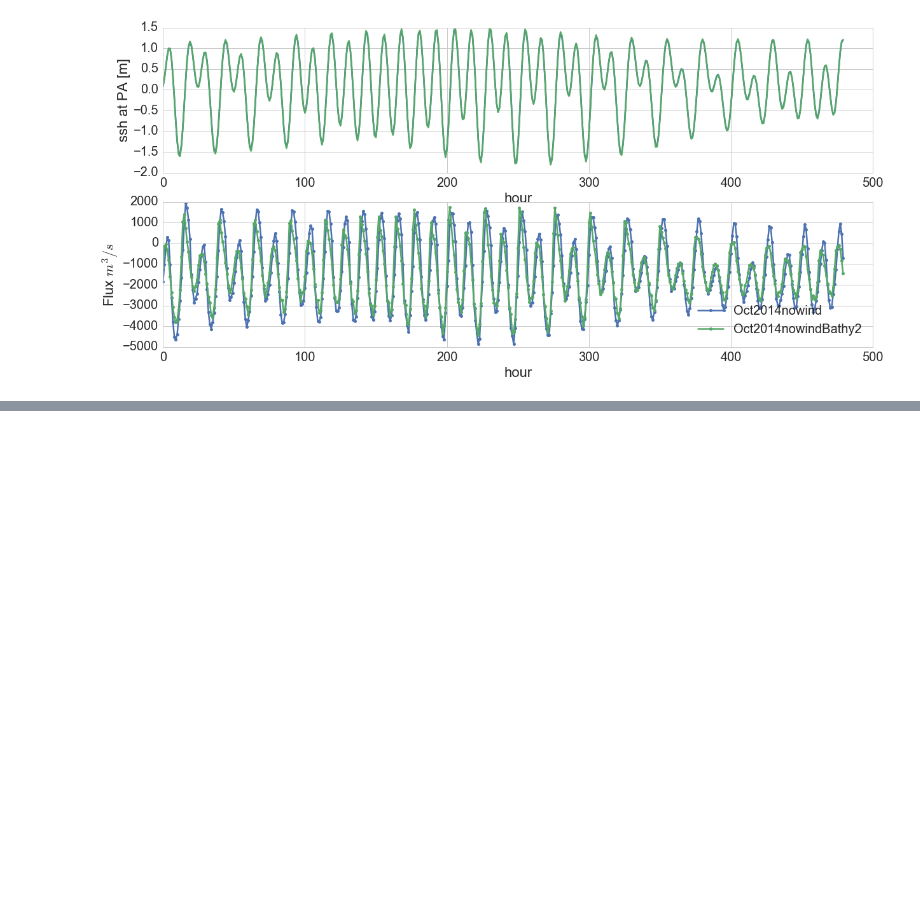
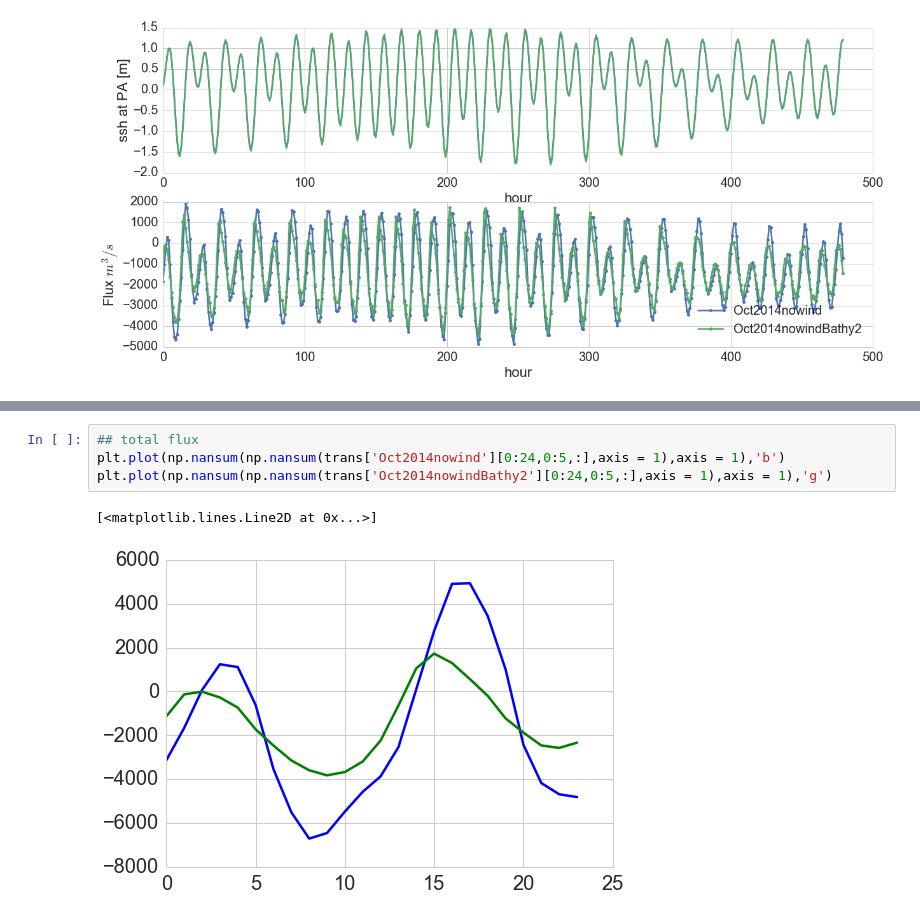
Before and after one commit to SalishSeaCast/analysis-jie, a Jupyter notebook: jie/surface_current/DiffBathy2&6.ipynb, the cells around one changed output, grey strips where cells are left out. Drawn from its saved outputs; the diff is of its cells as text; blank space fills up the shorter version.

```diff
--- a/jie/surface_current/DiffBathy2&6.ipynb
+++ b/jie/surface_current/DiffBathy2&6.ipynb
@@ -296,0 +335,7 @@ plot_series_transport(S,U,V,ssh,lon,lat,depU,depV,'4',0,479,30,fresh_flag='fresh
+# %%
+## total flux
+plt.plot(np.nansum(np.nansum(trans['Oct2014nowind'][0:24,0:5,:],axis = 1),axis = 1),'b')
+plt.plot(np.nansum(np.nansum(trans['Oct2014nowindBathy2'][0:24,0:5,:],axis = 1),axis = 1),'g')
+# %% [output]
+[<matplotlib.lines.Line2D at 0x...>]
+[figure, added]
```
Also changed, not shown: parts of 21 cells of this notebook.
